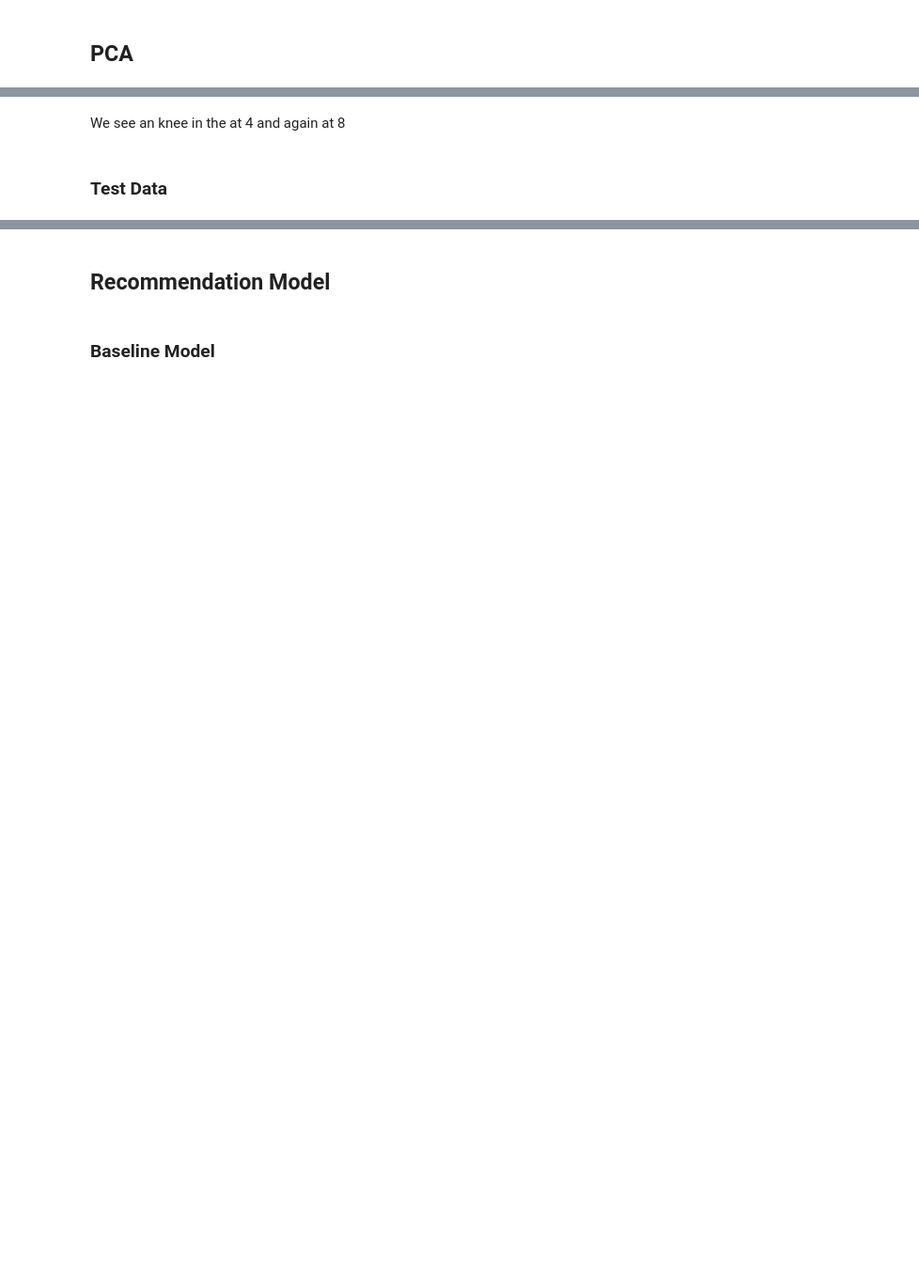
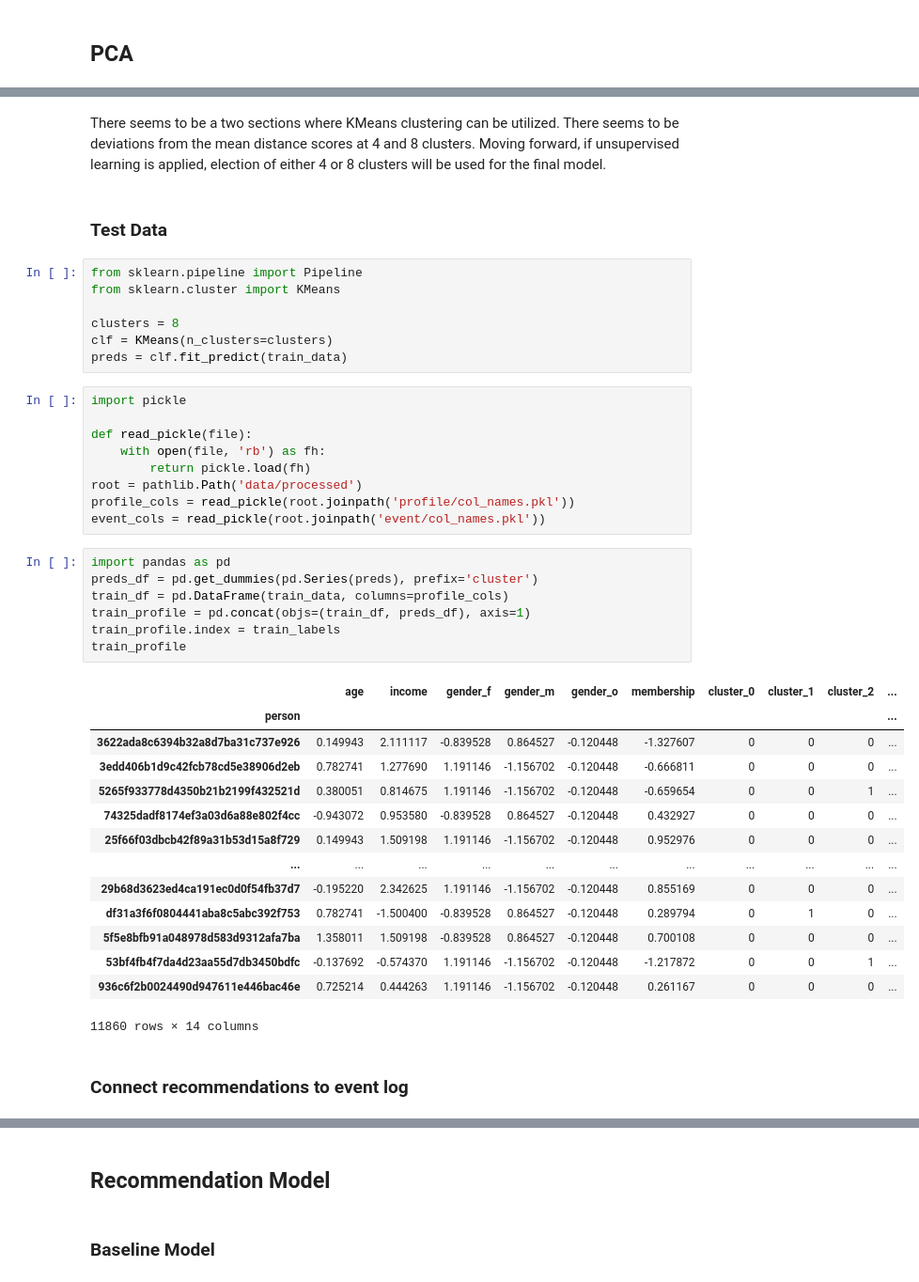
Before and after one commit to amcumber/udacity-mle-capstone-project, a Jupyter notebook: Starbucks_Capstone_notebook.ipynb, the cells around one changed output, grey strips where cells are left out. Shown at 94% size. Cells and saved outputs as stored; diff of their text form; blank space fills up the shorter version.

```diff
--- a/Starbucks_Capstone_notebook.ipynb
+++ b/Starbucks_Capstone_notebook.ipynb
@@ -738,4 +686,46 @@ ax.semilogy()
-# %% [markdown]
-We see an knee in the at 4 and again at 8
+# %% [markdown]
+There seems to be a two sections where KMeans clustering can be utilized. There
+seems to be deviations from the mean distance scores at 4 and 8 clusters. Moving forward, if unsupervised learning is applied, election of either 4 or 8
+clusters will be used for the final model.
 # %% [markdown]
 ### Test Data
+# %%
+from sklearn.pipeline import Pipeline
+from sklearn.cluster import KMeans
+
+clusters = 8
+clf = KMeans(n_clusters=clusters)
+preds = clf.fit_predict(train_data)
+# %%
+import pickle
+
+def read_pickle(file):
+    with open(file, 'rb') as fh:
+        return pickle.load(fh)
+root = pathlib.Path('data/processed')
+profile_cols = read_pickle(root.joinpath('profile/col_names.pkl'))
+event_cols = read_pickle(root.joinpath('event/col_names.pkl'))
+# %%
+import pandas as pd
+preds_df = pd.get_dummies(pd.Series(preds), prefix='cluster')
+train_df = pd.DataFrame(train_data, columns=profile_cols)
+train_profile = pd.concat(objs=(train_df, preds_df), axis=1)
+train_profile.index = train_labels
+train_profile
+# %% [output]
+|  | age | income | gender_f | gender_m | gender_o | membership | cluster_0 | cluster_1 | cluster_2 | ... |
+| person |  |  |  |  |  |  |  |  |  | ... |
+| 3622ada8c6394b32a8d7ba31c737e926 | 0.149943 | 2.111117 | -0.839528 | 0.864527 | -0.120448 | -1.327607 | 0 | 0 | 0 | ... |
+| 3edd406b1d9c42fcb78cd5e38906d2eb | 0.782741 | 1.277690 | 1.191146 | -1.156702 | -0.120448 | -0.666811 | 0 | 0 | 0 | ... |
+| 5265f933778d4350b21b2199f432521d | 0.380051 | 0.814675 | 1.191146 | -1.156702 | -0.120448 | -0.659654 | 0 | 0 | 1 | ... |
+| 74325dadf8174ef3a03d6a88e802f4cc | -0.943072 | 0.953580 | -0.839528 | 0.864527 | -0.120448 | 0.432927 | 0 | 0 | 0 | ... |
+| 25f66f03dbcb42f89a31b53d15a8f729 | 0.149943 | 1.509198 | 1.191146 | -1.156702 | -0.120448 | 0.952976 | 0 | 0 | 0 | ... |
+| ... | ... | ... | ... | ... | ... | ... | ... | ... | ... | ... |
+| 29b68d3623ed4ca191ec0d0f54fb37d7 | -0.195220 | 2.342625 | 1.191146 | -1.156702 | -0.120448 | 0.855169 | 0 | 0 | 0 | ... |
+| df31a3f6f0804441aba8c5abc392f753 | 0.782741 | -1.500400 | -0.839528 | 0.864527 | -0.120448 | 0.289794 | 0 | 1 | 0 | ... |
+| 5f5e8bfb91a048978d583d9312afa7ba | 1.358011 | 1.509198 | -0.839528 | 0.864527 | -0.120448 | 0.700108 | 0 | 0 | 0 | ... |
+| 53bf4fb4f7da4d23aa55d7db3450bdfc | -0.137692 | -0.574370 | 1.191146 | -1.156702 | -0.120448 | -1.217872 | 0 | 0 | 1 | ... |
+| 936c6f2b0024490d947611e446bac46e | 0.725214 | 0.444263 | 1.191146 | -1.156702 | -0.120448 | 0.261167 | 0 | 0 | 0 | ... |
+11860 rows × 14 columns
+# %% [markdown]
+### Connect recommendations to event log
```
Also changed, not shown: parts of 45 cells of this notebook, 4 other files.
